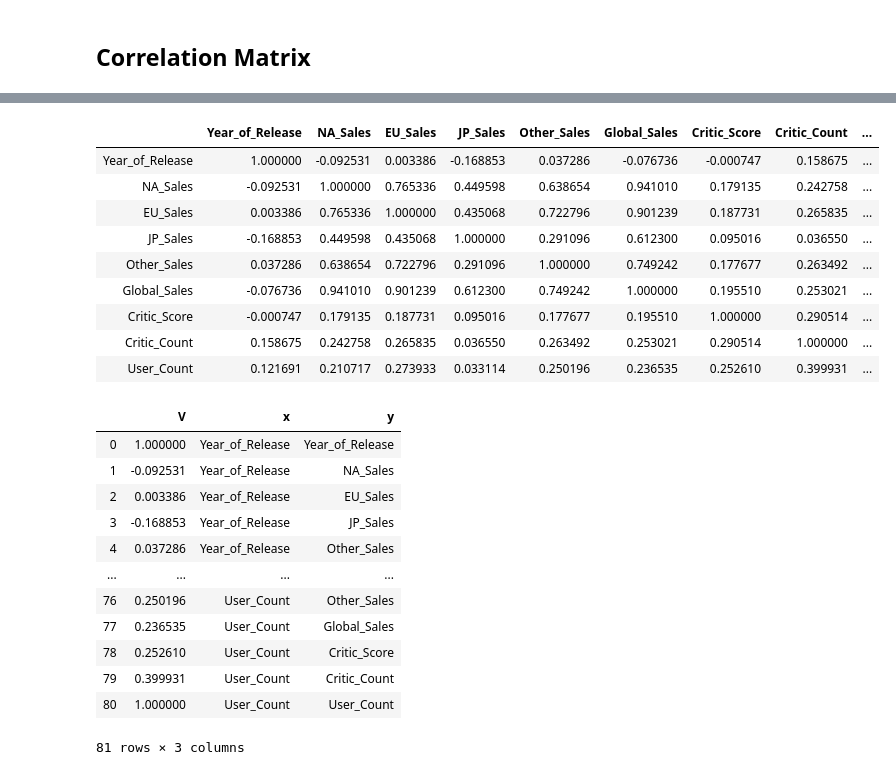
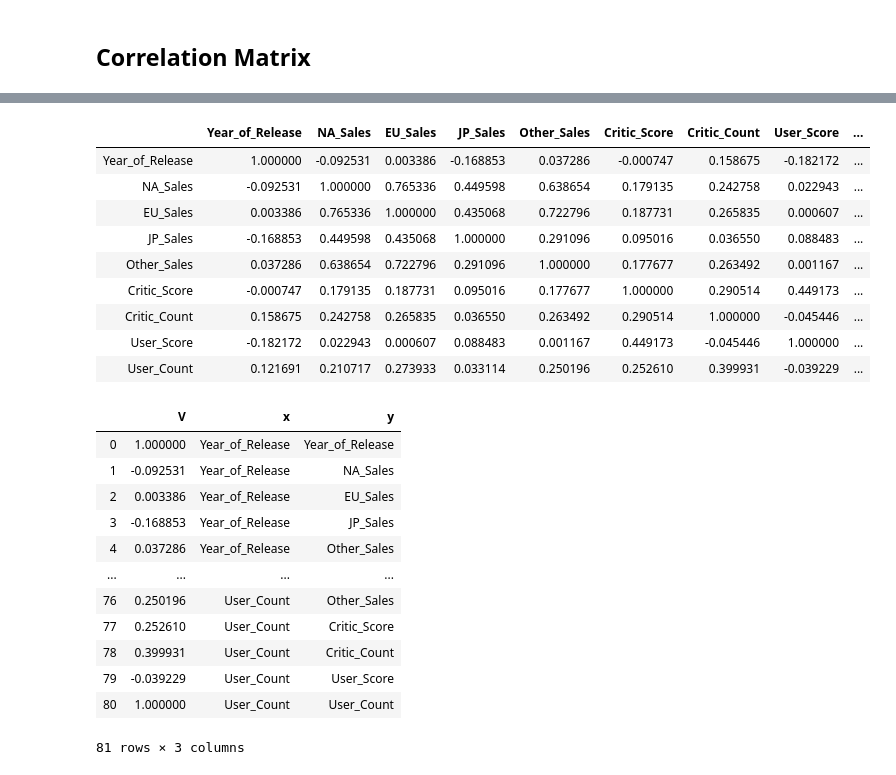
Before and after one commit to MAliElakhrass/DataVizProject, a Jupyter notebook: Preprocessing.ipynb, the cells around one changed output, grey strips where cells are left out. Cells and saved outputs as stored; diff of their text form; code cells hidden in the pictures.

```diff
--- a/Preprocessing.ipynb
+++ b/Preprocessing.ipynb
@@ -234,3 +234,7 @@ df1.to_csv('./data/weights_nonsale.csv', index=False)
 df2.to_csv('./data/weights_sale.csv', index=False)
 # %% [markdown]
 ## Correlation Matrix
+# %%
+corr = continuousData.copy()
+corr = corr.drop(columns=['Global_Sales'])
+corr
@@ -237,18 +255,19 @@ df2.to_csv('./data/weights_sale.csv', index=False)
+# %%
+corr['User_Score'] = corr['User_Score'].astype(float)
 # %%
-corr = continuousData.corr()
-# corr = corr.abs()
+corr = corr.corr()
 corr
 # %% [output]
-|  | Year_of_Release | NA_Sales | EU_Sales | JP_Sales | Other_Sales | Global_Sales | Critic_Score | Critic_Count | ... |
-| Year_of_Release | 1.000000 | -0.092531 | 0.003386 | -0.168853 | 0.037286 | -0.076736 | -0.000747 | 0.158675 | ... |
-| NA_Sales | -0.092531 | 1.000000 | 0.765336 | 0.449598 | 0.638654 | 0.941010 | 0.179135 | 0.242758 | ... |
-| EU_Sales | 0.003386 | 0.765336 | 1.000000 | 0.435068 | 0.722796 | 0.901239 | 0.187731 | 0.265835 | ... |
-| JP_Sales | -0.168853 | 0.449598 | 0.435068 | 1.000000 | 0.291096 | 0.612300 | 0.095016 | 0.036550 | ... |
-| Other_Sales | 0.037286 | 0.638654 | 0.722796 | 0.291096 | 1.000000 | 0.749242 | 0.177677 | 0.263492 | ... |
-| Global_Sales | -0.076736 | 0.941010 | 0.901239 | 0.612300 | 0.749242 | 1.000000 | 0.195510 | 0.253021 | ... |
-| Critic_Score | -0.000747 | 0.179135 | 0.187731 | 0.095016 | 0.177677 | 0.195510 | 1.000000 | 0.290514 | ... |
-| Critic_Count | 0.158675 | 0.242758 | 0.265835 | 0.036550 | 0.263492 | 0.253021 | 0.290514 | 1.000000 | ... |
-| User_Count | 0.121691 | 0.210717 | 0.273933 | 0.033114 | 0.250196 | 0.236535 | 0.252610 | 0.399931 | ... |
+|  | Year_of_Release | NA_Sales | EU_Sales | JP_Sales | Other_Sales | Critic_Score | Critic_Count | User_Score | ... |
+| Year_of_Release | 1.000000 | -0.092531 | 0.003386 | -0.168853 | 0.037286 | -0.000747 | 0.158675 | -0.182172 | ... |
+| NA_Sales | -0.092531 | 1.000000 | 0.765336 | 0.449598 | 0.638654 | 0.179135 | 0.242758 | 0.022943 | ... |
+| EU_Sales | 0.003386 | 0.765336 | 1.000000 | 0.435068 | 0.722796 | 0.187731 | 0.265835 | 0.000607 | ... |
+| JP_Sales | -0.168853 | 0.449598 | 0.435068 | 1.000000 | 0.291096 | 0.095016 | 0.036550 | 0.088483 | ... |
+| Other_Sales | 0.037286 | 0.638654 | 0.722796 | 0.291096 | 1.000000 | 0.177677 | 0.263492 | 0.001167 | ... |
+| Critic_Score | -0.000747 | 0.179135 | 0.187731 | 0.095016 | 0.177677 | 1.000000 | 0.290514 | 0.449173 | ... |
+| Critic_Count | 0.158675 | 0.242758 | 0.265835 | 0.036550 | 0.263492 | 0.290514 | 1.000000 | -0.045446 | ... |
+| User_Score | -0.182172 | 0.022943 | 0.000607 | 0.088483 | 0.001167 | 0.449173 | -0.045446 | 1.000000 | ... |
+| User_Count | 0.121691 | 0.210717 | 0.273933 | 0.033114 | 0.250196 | 0.252610 | 0.399931 | -0.039229 | ... |
 # %%
 corr=corr.unstack().reset_index()
 corr.columns=['x','y','V']
@@ -265,9 +284,9 @@ corr
 | 4 | 0.037286 | Year_of_Release | Other_Sales |
 | ... | ... | ... | ... |
 | 76 | 0.250196 | User_Count | Other_Sales |
-| 77 | 0.236535 | User_Count | Global_Sales |
-| 78 | 0.252610 | User_Count | Critic_Score |
-| 79 | 0.399931 | User_Count | Critic_Count |
+| 77 | 0.252610 | User_Count | Critic_Score |
+| 78 | 0.399931 | User_Count | Critic_Count |
+| 79 | -0.039229 | User_Count | User_Score |
 | 80 | 1.000000 | User_Count | User_Count |
 81 rows × 3 columns
 # %%
```
Also changed, not shown: parts of 1 cell of this notebook, 5 other files.
